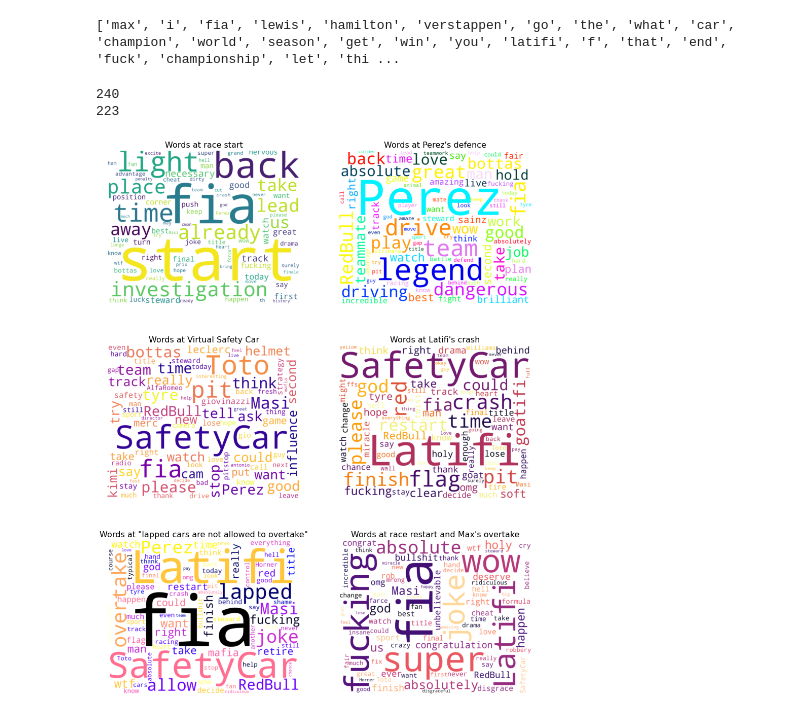
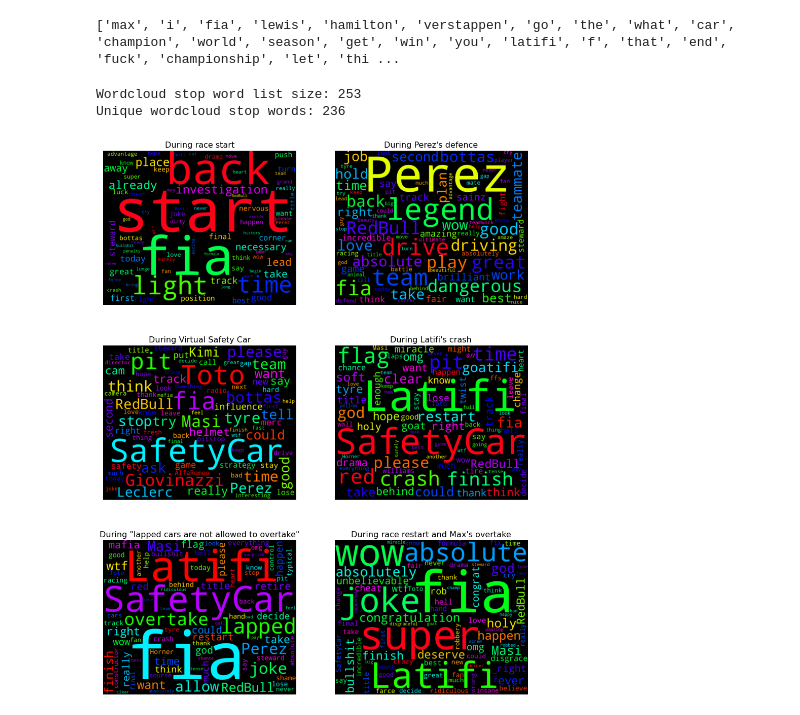
Before and after one commit to glennfang/sentiment-analysis-abudhabigp, a Jupyter notebook: notebooks/3_sentiment_analysis.ipynb, the cells around one changed output. Cells and saved outputs as stored; diff of their text form; code cells hidden in the pictures.

Commit message:
Rectify blurry plots

```diff
--- a/notebooks/3_sentiment_analysis.ipynb
+++ b/notebooks/3_sentiment_analysis.ipynb
@@ -421,21 +422,22 @@ print(list(pd.DataFrame({'tokens': tok, 'counts': cnt}).sort_values('counts', as
 # %%
 additional_stopwords = ['i', 'race', 'go', 'the', 'what', 'car', 'champion', 'lap',
                         'world', 'season', 'get', 'win', 'you', 'that',
-                        'end', 'f1', 'fuck', 'championship', 'let', 'this', 'like',
+                        'end', 'f1', 'fuck', 'fucking', 'championship', 'let', 'this', 'like',
                         'well', 'last', 'make', 'one', 'driver', 'give', 'it',
                         'decision', 'do', 'mercedes', 'rule', 'would', 'way',
                         'year', 'need', 'yes', 'come', 'see', 'now', 'day', 'yet',
-                        'pas?', 'amp',
-                        'oh', 'he', 'so', 'is', 'to', 'lol',
-                        'abu', 'dhabi', 'abudhabi']
+                        'pas?', 'amp', 'us', 'still', 'even', 'man', 'okay',
+                        'oh', 'he', 'so', 'is', 'to', 'lol', 'th', 'finale', 'sport',
+                        'watch', 'live', 'abu', 'dhabi', 'abudhabi', 'prix', 'gp']
+
+stop_words_wordcloud = stop_words.copy()
+stop_words_wordcloud.extend(additional_stopwords)
+print(f"Wordcloud stop word list size: {len(stop_words_wordcloud)}")
+stop_words_wordcloud = np.unique(stop_words_wordcloud).tolist()
+print(f"Unique wordcloud stop words: {len(stop_words_wordcloud)}")
+# %% [output]
+Wordcloud stop word list size: 253
+Unique wordcloud stop words: 236
-# %%
-stop_words.extend(additional_stopwords)
-print(len(stop_words))
-stop_words = np.unique(stop_words).tolist()
-print(len(stop_words))
-# %% [output]
-240
-223
 # %%
 def wordcloud_cleaner(text):
   text = re.sub('(?i)(?<!\\w)(@[a-z0-9_]+|redbullracing|mercedesamgf1)(?!\\w)', '', text) # handles
@@ -448,9 +450,12 @@ def wordcloud_cleaner(text):
   text = re.sub('(?i)(?<!\\w)(nicholas\slatifi|nicholas|latifi)(?!\\w)', 'Latifi', text)
   text = re.sub('(?i)(?<!\\w)((super)? super max)(?!\\w)', 'SuperMax', text)
   text = re.sub('(?i)(?<!\\w)(virtual\s?safety\s?car|safety\s?car|v?sc)(?!\\w)', 'SafetyCar', text)
-  text = re.sub('(?i)(?<!\\w)(lewis|hamiltons?|lewishamilton)(?!\\w)', '', text) # remove ham and max
+  text = re.sub('(?i)(?<!\\w)(lewis|hamiltons?|lewishamilton|ham)(?!\\w)', '', text) # remove ham and max
   text = re.sub('(?i)(?<!\\w)(max|verstappens?|max33verstappen)(?!\\w)', '', text)
   text = re.sub('(?i)(?<!\\w)(schecoperez|checo|perez|sergio)(?!\\w)', 'Perez', text)
+  text = re.sub('(?i)(?<!\\w)(antonio\sgiovinazzi|antonio|giovinazzi|gio)(?!\\w)', 'Giovinazzi', text)
+  text = re.sub('(?i)(?<!\\w)(kimi\s?raikkonen|kimi|raikkonen)(?!\\w)', 'Kimi', text)
+  text = re.sub('(?i)(?<!\\w)(charles\s?leclerc|charles|leclerc)(?!\\w)', 'Leclerc', text)
   text = re.sub(' +', ' ', text)
   return text
 # %%
@@ -463,29 +468,28 @@ event_ts = [(['13:05'], 'race start'),
             (['14:35'], "race restart and Max's overtake")]
 # %%
 fig, axs = plt.subplots(3, 2, figsize=(15, 20))
-
-colors = ['viridis', 'gist_ncar', 'plasma', 'inferno', 'gnuplot2', 'magma']
 
 n = 0
 for ax in axs.reshape(-1):
 
   text = " ".join(vader_trunc_df[vader_trunc_df['interval'].isin(event_ts[n][0])]['tweet_lemma']).lower()
   text = wordcloud_cleaner(text)
 
   # Create word cloud
   word_cloud = WordCloud(collocations = False, # no bigrams
-                         background_color = 'white',
+                         background_color = 'black',
+                         colormap='gist_rainbow',
                          width=1500, height=1200,
                          max_words=80,
                          prefer_horizontal = 0.95,
                          normalize_plurals=True,
-                         colormap = colors[n],
-                         stopwords=stop_words
+                         stopwords=stop_words_wordcloud,
+                         random_state = 33442021
                          ).generate(text)
 
   ax.imshow(word_cloud, interpolation='bilinear')
-  ax.set_title(f"Words at {event_ts[n][1]}", fontsize=16)
+  ax.set_title(f"During {event_ts[n][1]}", fontsize=16)
   ax.axis('off')
   n += 1
 # %% [output]
-[figure, old version]
+[figure, new version]
```
Also changed, not shown: parts of 6 cells of this notebook.
